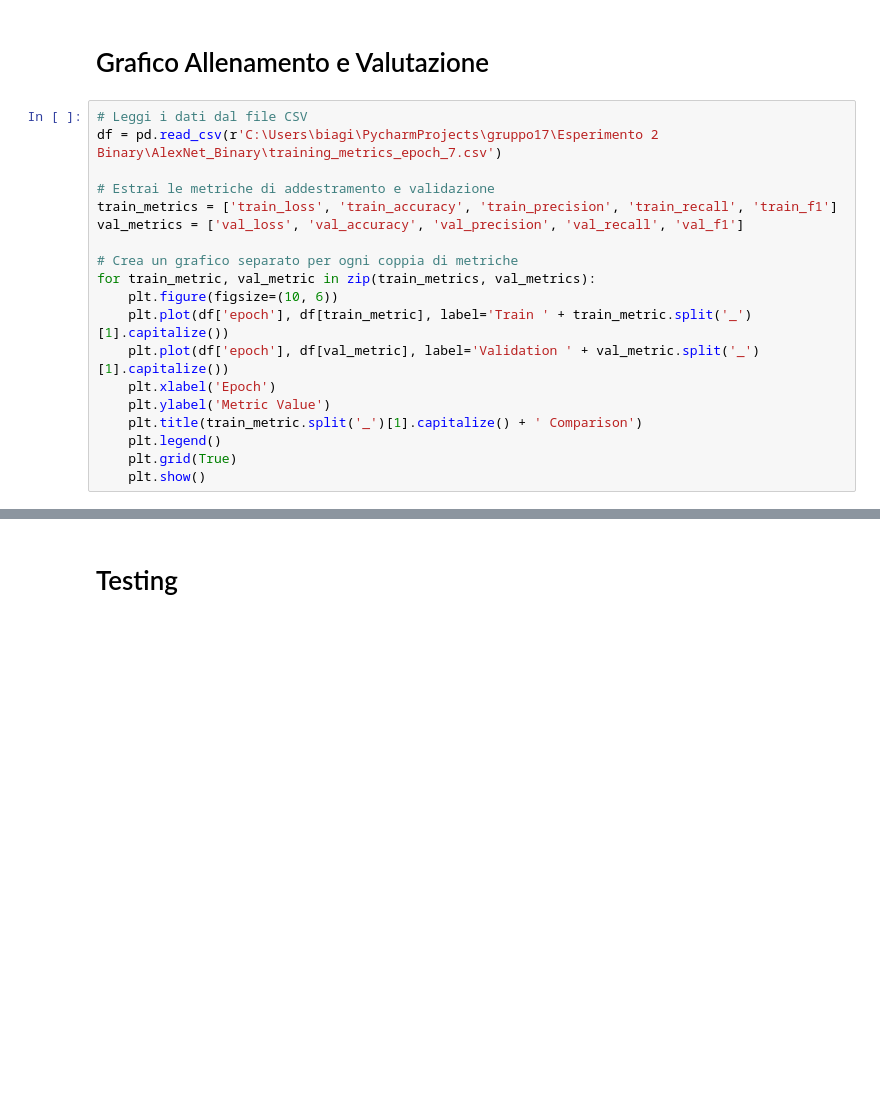
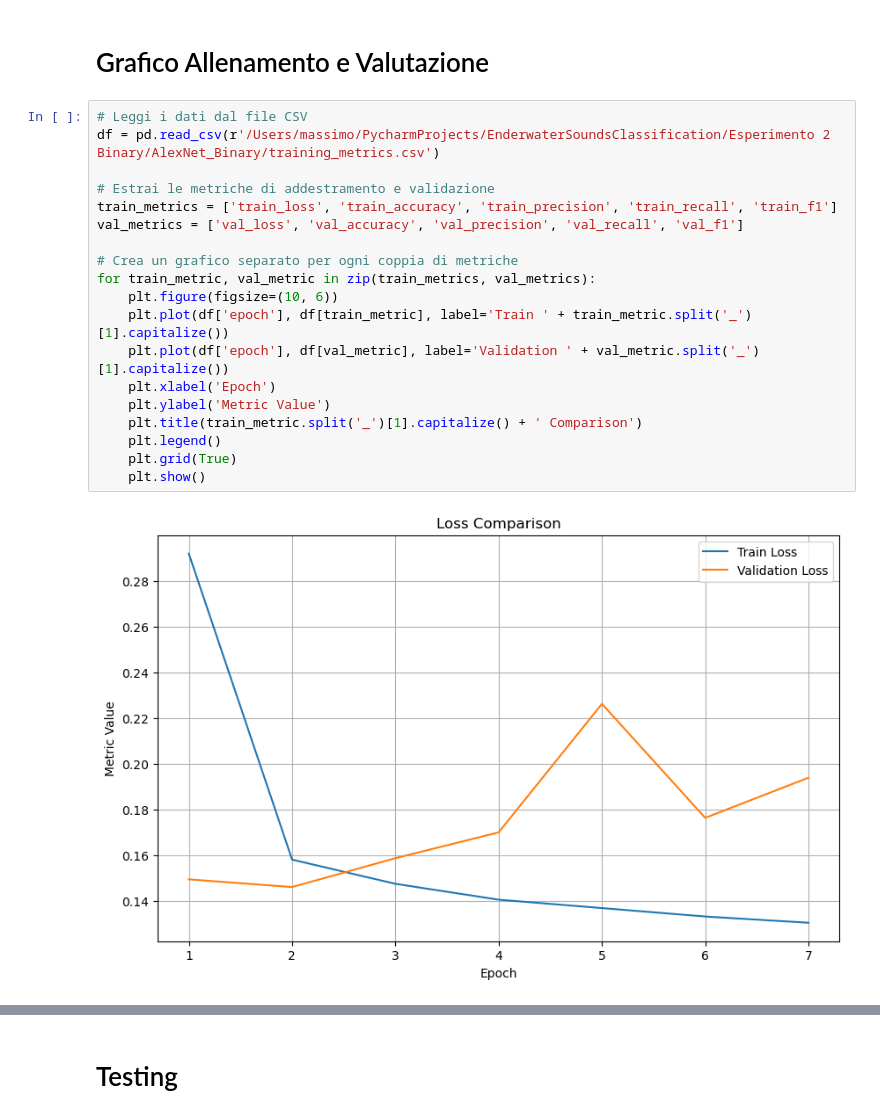
Before and after one commit to IreneGaita/UnderwaterSoundsClassification, a Jupyter notebook: Esperimento 2 Binary/AlexNet_Binary/AlexNet_Binary.ipynb, the cells around one changed output, grey strips where cells are left out. Cells and saved outputs as stored; diff of their text form; blank space fills up the shorter version.

```diff
--- a/Esperimento 2 Binary/AlexNet_Binary/AlexNet_Binary.ipynb
+++ b/Esperimento 2 Binary/AlexNet_Binary/AlexNet_Binary.ipynb
@@ -274,20 +274,22 @@ if __name__ == '__main__':
 # Grafico Allenamento e Valutazione
 # %%
 # Leggi i dati dal file CSV
-df = pd.read_csv(r'C:\Users\biagi\PycharmProjects\gruppo17\Esperimento 2 Binary\AlexNet_Binary\training_metrics_epoch_7.csv')
+df = pd.read_csv(r'/Users/massimo/PycharmProjects/EnderwaterSoundsClassification/Esperimento 2 Binary/AlexNet_Binary/training_metrics.csv')
 
 # Estrai le metriche di addestramento e validazione
 train_metrics = ['train_loss', 'train_accuracy', 'train_precision', 'train_recall', 'train_f1']
 val_metrics = ['val_loss', 'val_accuracy', 'val_precision', 'val_recall', 'val_f1']
 
 # Crea un grafico separato per ogni coppia di metriche
 for train_metric, val_metric in zip(train_metrics, val_metrics):
     plt.figure(figsize=(10, 6))
     plt.plot(df['epoch'], df[train_metric], label='Train ' + train_metric.split('_')[1].capitalize())
     plt.plot(df['epoch'], df[val_metric], label='Validation ' + val_metric.split('_')[1].capitalize())
     plt.xlabel('Epoch')
     plt.ylabel('Metric Value')
     plt.title(train_metric.split('_')[1].capitalize() + ' Comparison')
     plt.legend()
     plt.grid(True)
     plt.show()
+# %% [output]
+[figure, added]
```
Also changed, not shown: parts of 2 cells of this notebook, 8 other files.
